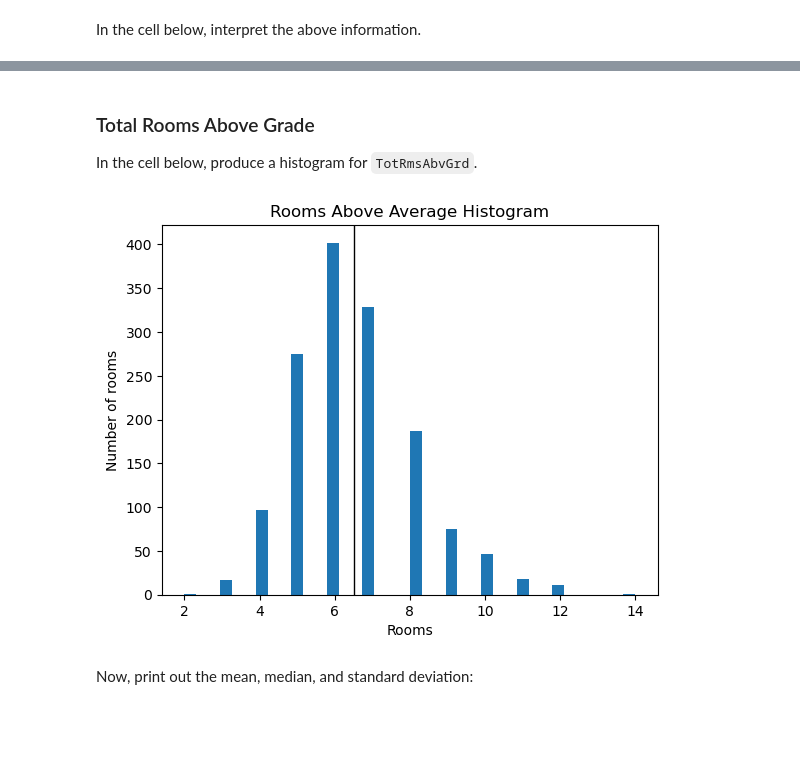
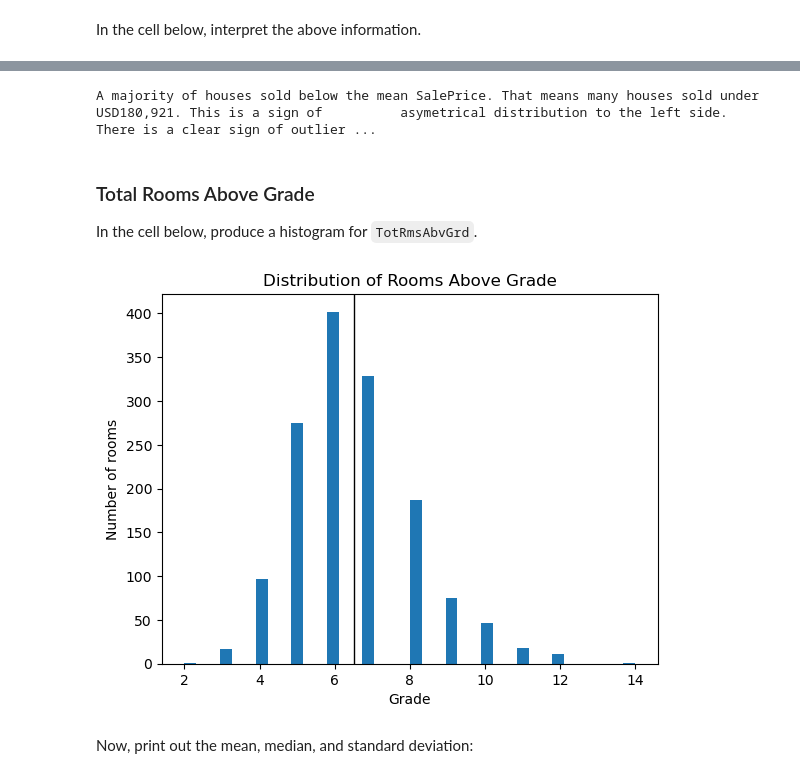
Before and after one commit to jennifernjeri/dsc-pandas-eda-lab, a Jupyter notebook: index.ipynb, the cells around one changed output, grey strips where cells are left out. Saved outputs shown, nothing was run; the diff lists cells and outputs as text; code cells hidden in the pictures; blank space fills up the shorter version.

```diff
--- a/index.ipynb
+++ b/index.ipynb
@@ -218,3 +221,9 @@ The Sale Prices of the homes are scattered below to mean of sales. That means ma
+# %%
+# Replace None with appropriate text
+print("""
+A majority of houses sold below the mean SalePrice. That means many houses sold under USD180,921. This is a sign of          asymetrical distribution to the left side. There is a clear sign of outliers in this dataset and there is need to    figure out why some house sold as high as USD700,000 which is about 5 times the mean SalePrice.""")
+# %% [output]
+A majority of houses sold below the mean SalePrice. That means many houses sold under USD180,921. This is a sign of          asymetrical distribution to the left side. There is a clear sign of outlier ...
 # %% [markdown]
 ### Total Rooms Above Grade
 
@@ -222,15 +231,15 @@ In the cell below, produce a histogram for `TotRmsAbvGrd`.
 # %%
 # Your code here
 TotRmsAbvGrd = df['TotRmsAbvGrd']
 Mean_TotRmsAbvGrd = TotRmsAbvGrd.mean()
 plt.hist(TotRmsAbvGrd, bins=38)
-plt.title('Rooms Above Average Histogram')
-plt.xlabel('Rooms')
+plt.title('Distribution of Rooms Above Grade')
+plt.xlabel('Grade')
 plt.ylabel('Number of rooms')
 plt.axvline(Mean_TotRmsAbvGrd, color='k', linewidth=1)
 plt.show()
 # %% [output]
-[figure, old version]
+[figure, new version]
 # %% [markdown]
 Now, print out the mean, median, and standard deviation:
 # %%
```
Also changed, not shown: parts of 25 cells of this notebook.
